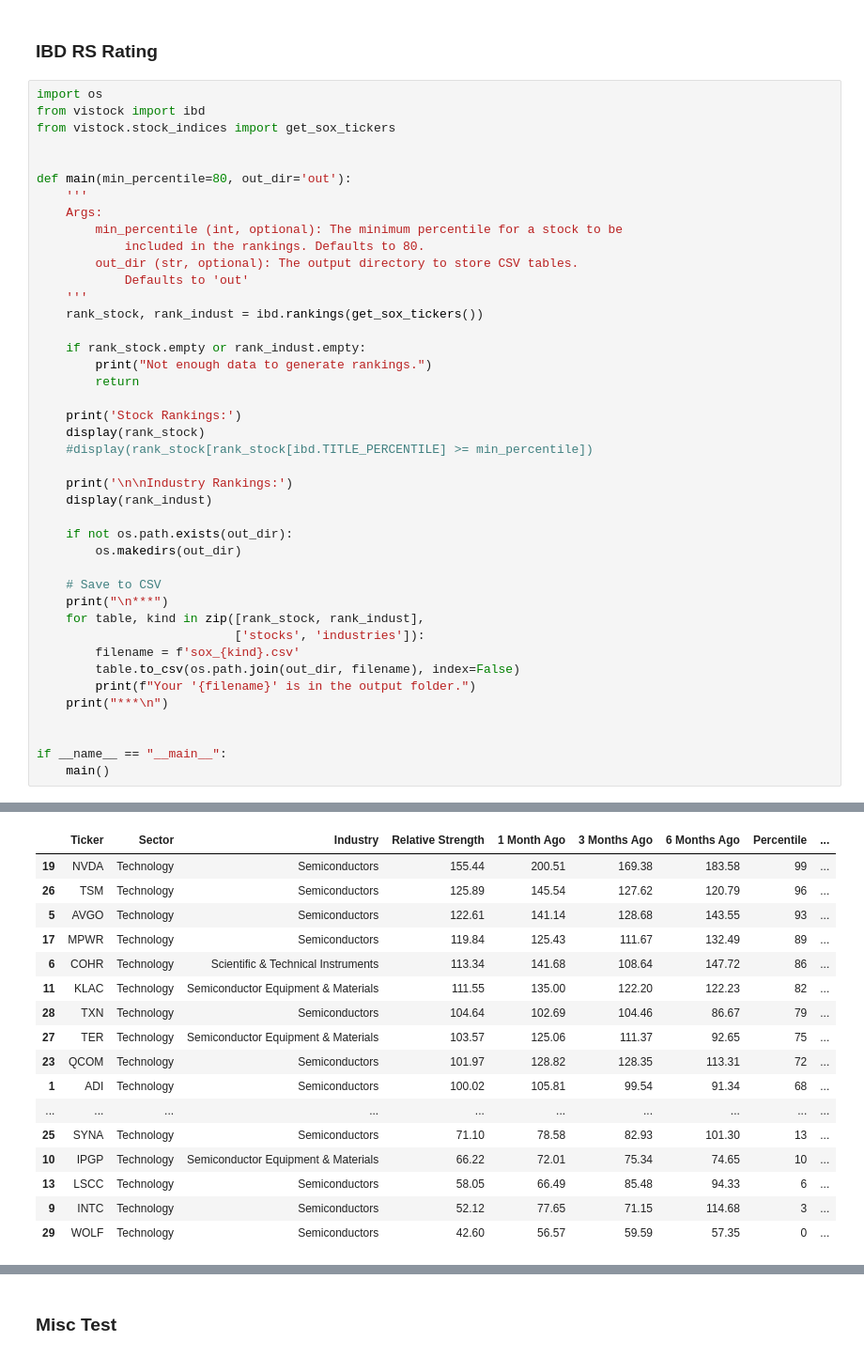
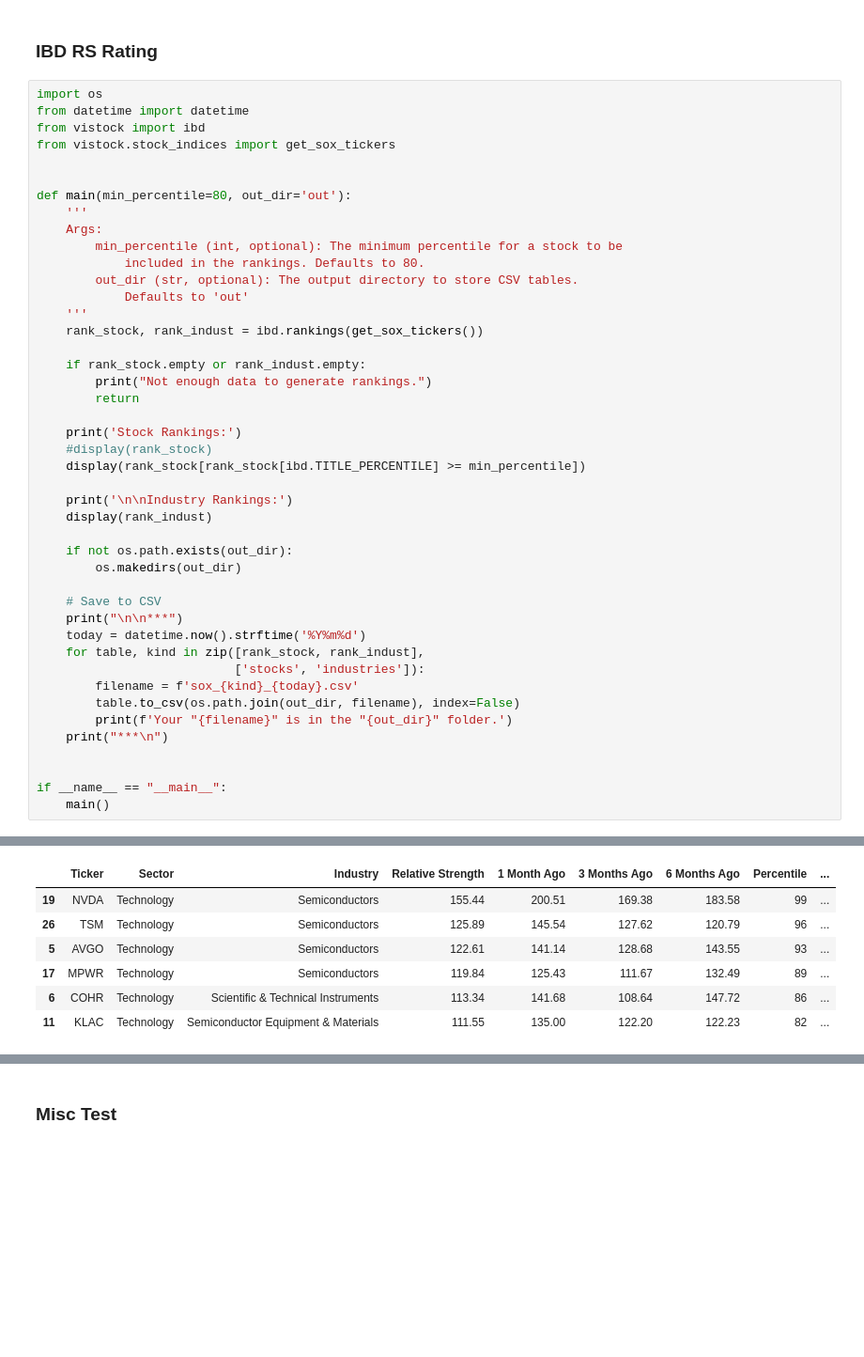
Before and after one commit to yorkjong/vistock, a Jupyter notebook: notebooks/ibd_demo.ipynb, the cells around one changed output, grey strips where cells are left out. Shown at 94% size. Cells and saved outputs as stored; diff of their text form; blank space fills up the shorter version.

```diff
--- a/notebooks/ibd_demo.ipynb
+++ b/notebooks/ibd_demo.ipynb
@@ -26,6 +26,7 @@ Requirement already satisfied: pyparsing>=2.3.1 in /usr/local/lib/python3.10/dis
 ### IBD RS Rating
 # %%
 import os
+from datetime import datetime
 from vistock import ibd
 from vistock.stock_indices import get_sox_tickers
 
@@ -43,48 +44,39 @@ def main(min_percentile=80, out_dir='out'):
     if rank_stock.empty or rank_indust.empty:
         print("Not enough data to generate rankings.")
         return
 
     print('Stock Rankings:')
-    display(rank_stock)
-    #display(rank_stock[rank_stock[ibd.TITLE_PERCENTILE] >= min_percentile])
+    #display(rank_stock)
+    display(rank_stock[rank_stock[ibd.TITLE_PERCENTILE] >= min_percentile])
 
     print('\n\nIndustry Rankings:')
     display(rank_indust)
 
     if not os.path.exists(out_dir):
         os.makedirs(out_dir)
 
     # Save to CSV
-    print("\n***")
+    print("\n\n***")
+    today = datetime.now().strftime('%Y%m%d')
     for table, kind in zip([rank_stock, rank_indust],
                            ['stocks', 'industries']):
-        filename = f'sox_{kind}.csv'
+        filename = f'sox_{kind}_{today}.csv'
         table.to_csv(os.path.join(out_dir, filename), index=False)
-        print(f"Your '{filename}' is in the output folder.")
+        print(f'Your "{filename}" is in the "{out_dir}" folder.')
     print("***\n")
 
 
 if __name__ == "__main__":
     main()
 # %% [output]
 Stock Rankings:
 |  | Ticker | Sector | Industry | Relative Strength | 1 Month Ago | 3 Months Ago | 6 Months Ago | Percentile | ... |
 | 19 | NVDA | Technology | Semiconductors | 155.44 | 200.51 | 169.38 | 183.58 | 99 | ... |
 | 26 | TSM | Technology | Semiconductors | 125.89 | 145.54 | 127.62 | 120.79 | 96 | ... |
 | 5 | AVGO | Technology | Semiconductors | 122.61 | 141.14 | 128.68 | 143.55 | 93 | ... |
 | 17 | MPWR | Technology | Semiconductors | 119.84 | 125.43 | 111.67 | 132.49 | 89 | ... |
 | 6 | COHR | Technology | Scientific & Technical Instruments | 113.34 | 141.68 | 108.64 | 147.72 | 86 | ... |
 | 11 | KLAC | Technology | Semiconductor Equipment & Materials | 111.55 | 135.00 | 122.20 | 122.23 | 82 | ... |
-| 28 | TXN | Technology | Semiconductors | 104.64 | 102.69 | 104.46 | 86.67 | 79 | ... |
-| 27 | TER | Technology | Semiconductor Equipment & Materials | 103.57 | 125.06 | 111.37 | 92.65 | 75 | ... |
-| 23 | QCOM | Technology | Semiconductors | 101.97 | 128.82 | 128.35 | 113.31 | 72 | ... |
-| 1 | ADI | Technology | Semiconductors | 100.02 | 105.81 | 99.54 | 91.34 | 68 | ... |
-| ... | ... | ... | ... | ... | ... | ... | ... | ... | ... |
-| 25 | SYNA | Technology | Semiconductors | 71.10 | 78.58 | 82.93 | 101.30 | 13 | ... |
-| 10 | IPGP | Technology | Semiconductor Equipment & Materials | 66.22 | 72.01 | 75.34 | 74.65 | 10 | ... |
-| 13 | LSCC | Technology | Semiconductors | 58.05 | 66.49 | 85.48 | 94.33 | 6 | ... |
-| 9 | INTC | Technology | Semiconductors | 52.12 | 77.65 | 71.15 | 114.68 | 3 | ... |
-| 29 | WOLF | Technology | Semiconductors | 42.60 | 56.57 | 59.59 | 57.35 | 0 | ... |
 Industry Rankings:
 |  | Industry | Sector | Relative Strength | 1 Month Ago | 3 Months Ago | 6 Months Ago | Tickers | Percentile | ... |
 | 2 | Scientific & Technical Instruments | Technology | 106.32 | 111.88 | 100.40 | 121.65 | COHR,NOVT | 99 | ... |
```
Also changed, not shown: parts of 1 cell of this notebook.
